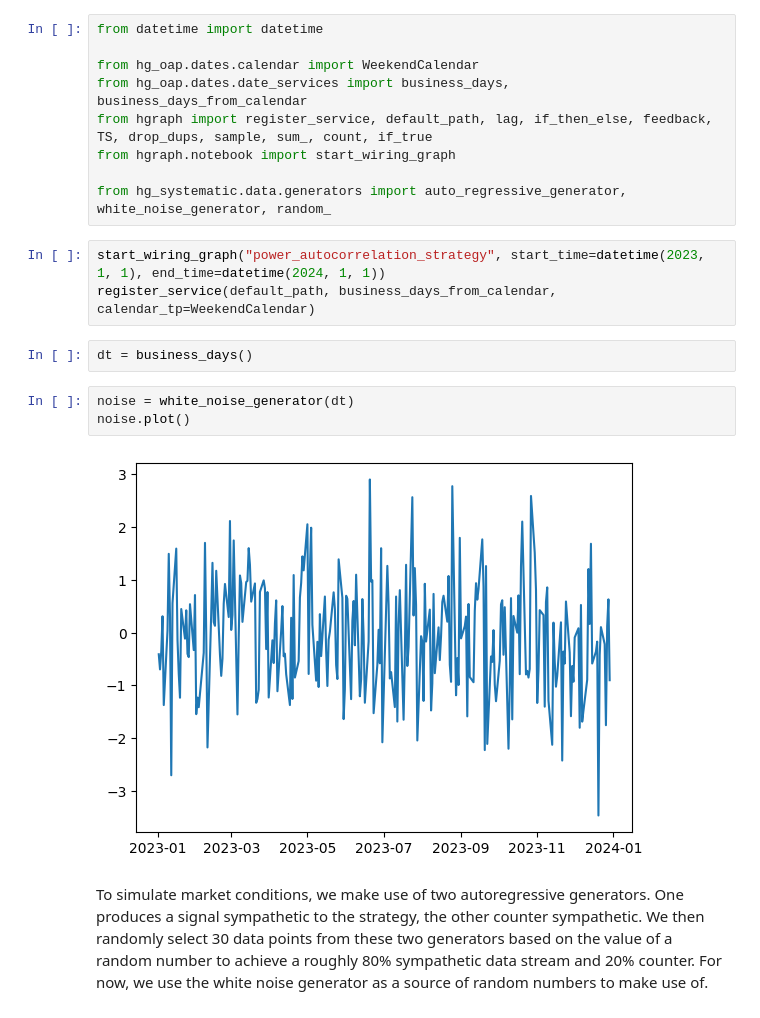
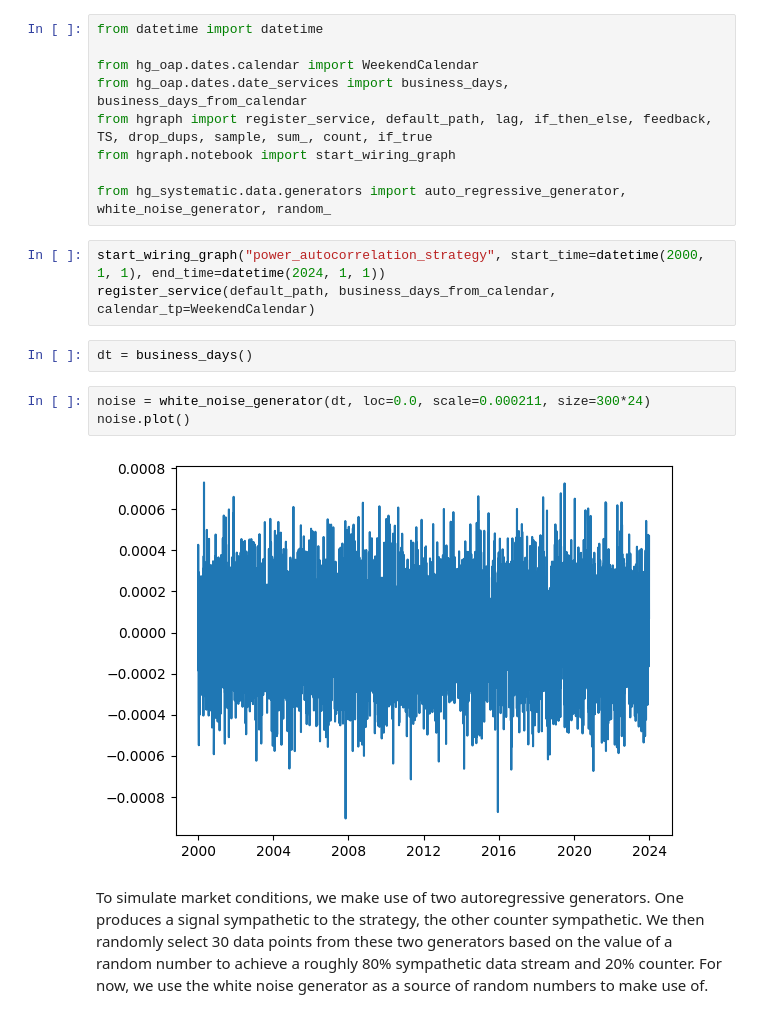
Before and after one commit to hhenson/hg_systematic, a Jupyter notebook: notebooks/power_autocorrelation_strategy.ipynb, the cells around one changed output. Saved outputs shown, nothing was run; the diff lists cells and outputs as text.

Commit message:
Update to make the strategy look better

```diff
--- a/notebooks/power_autocorrelation_strategy.ipynb
+++ b/notebooks/power_autocorrelation_strategy.ipynb
@@ -23,15 +23,15 @@ from hgraph.notebook import start_wiring_graph
 
 from hg_systematic.data.generators import auto_regressive_generator, white_noise_generator, random_
 # %%
-start_wiring_graph("power_autocorrelation_strategy", start_time=datetime(2023, 1, 1), end_time=datetime(2024, 1, 1))
+start_wiring_graph("power_autocorrelation_strategy", start_time=datetime(2000, 1, 1), end_time=datetime(2024, 1, 1))
 register_service(default_path, business_days_from_calendar, calendar_tp=WeekendCalendar)
 # %%
 dt = business_days()
 # %%
-noise = white_noise_generator(dt)
+noise = white_noise_generator(dt, loc=0.0, scale=0.000211, size=300*24)
 noise.plot()
 # %% [output]
-[figure, old version]
+[figure, new version]
 # %% [markdown]
 To simulate market conditions, we make use of two autoregressive generators. One produces a signal sympathetic to the strategy, the other counter sympathetic.
 We then randomly select 30 data points from these two generators based on the value of a random number to achieve a roughly 80% sympathetic data stream and 20% counter.
```
Also changed, not shown: parts of 4 cells of this notebook, 1 other file.
